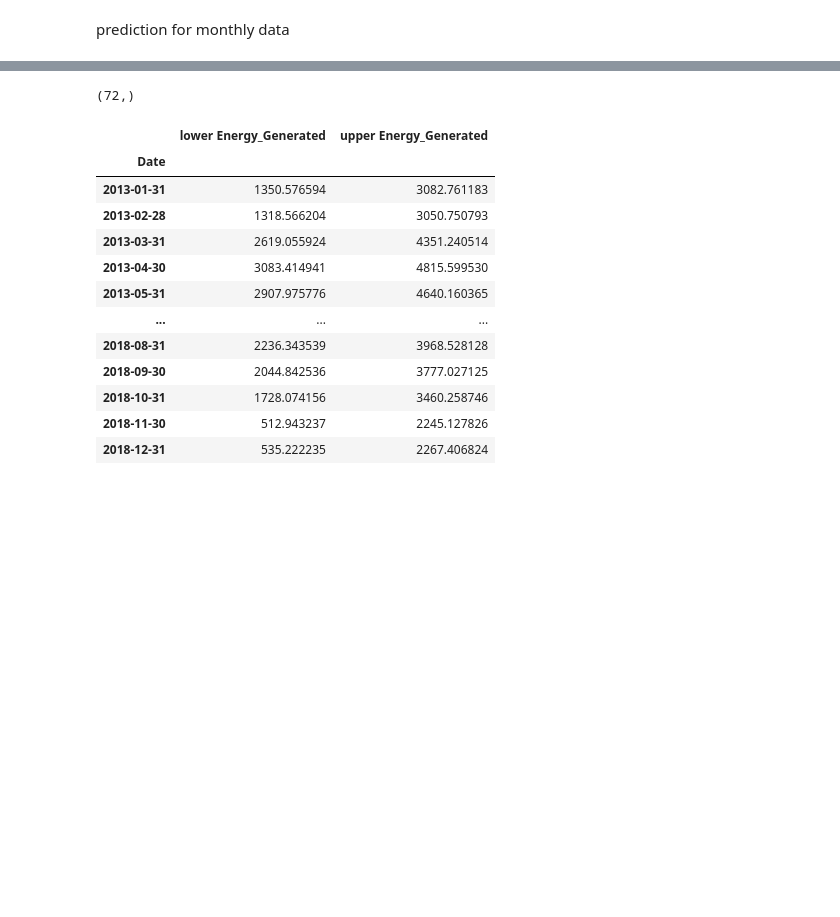
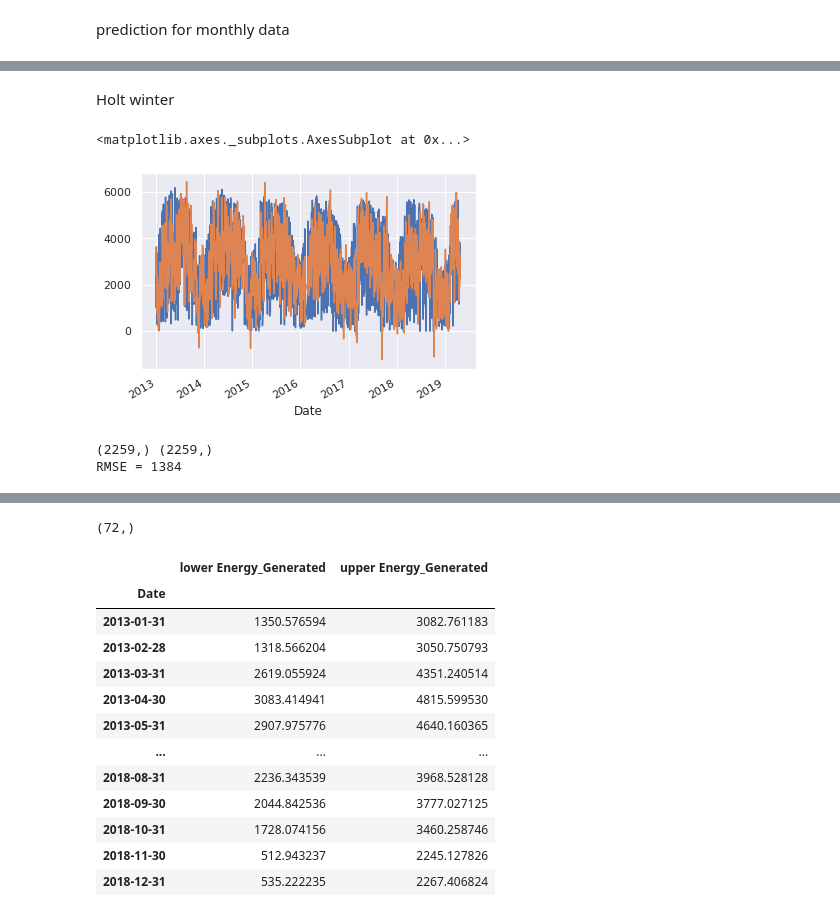
Before and after one commit to pixel-ports/PV_prod_predic, a Jupyter notebook: MODEL_PREDIC_BENCHMARK/PV_Prediction.ipynb, the cells around one changed output, grey strips where cells are left out. Saved outputs shown, nothing was run; the diff lists cells and outputs as text; code cells hidden in the pictures; blank space fills up the shorter version.

Commit message:
add holt winter + prophet

```diff
--- a/MODEL_PREDIC_BENCHMARK/PV_Prediction.ipynb
+++ b/MODEL_PREDIC_BENCHMARK/PV_Prediction.ipynb
@@ -279,0 +270,26 @@ Freq: M, dtype: float64
+# %% [markdown]
+Holt winter
+# %%
+from statsmodels.tsa.holtwinters import ExponentialSmoothing
+
+# fit model
+model = ExponentialSmoothing(data.Energy_Generated, seasonal='add', seasonal_periods=360,trend='add')
+model_fit = model.fit()
+# make prediction
+yhat = model_fit.predict(start=0, end=2258)
+data.Energy_Generated.plot()
+#print(yhat)
+yhat.plot()
+# %% [output]
+<matplotlib.axes._subplots.AxesSubplot at 0x...>
+[figure, added]
+# %%
+from sklearn.metrics import mean_squared_error
+
+print(data.Energy_Generated.shape,yhat.shape)
+#print(pd.concat([yhat, energy_28d[2000:2111]], axis=1, sort=False))
+rmse = mean_squared_error(data.Energy_Generated.values, yhat[:].values,squared=False)
+print("RMSE = %d" % rmse)
+# %% [output]
+(2259,) (2259,)
+RMSE = 1384
```
Also changed, not shown: parts of 19 cells of this notebook.
